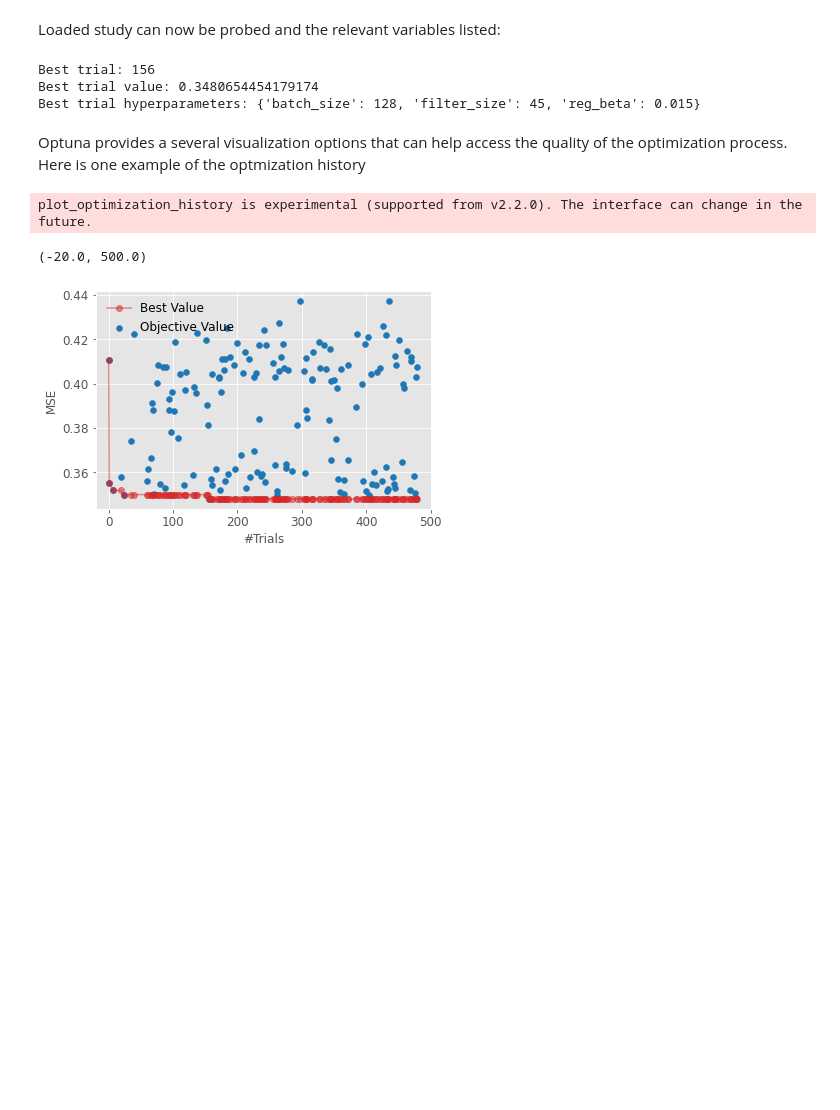
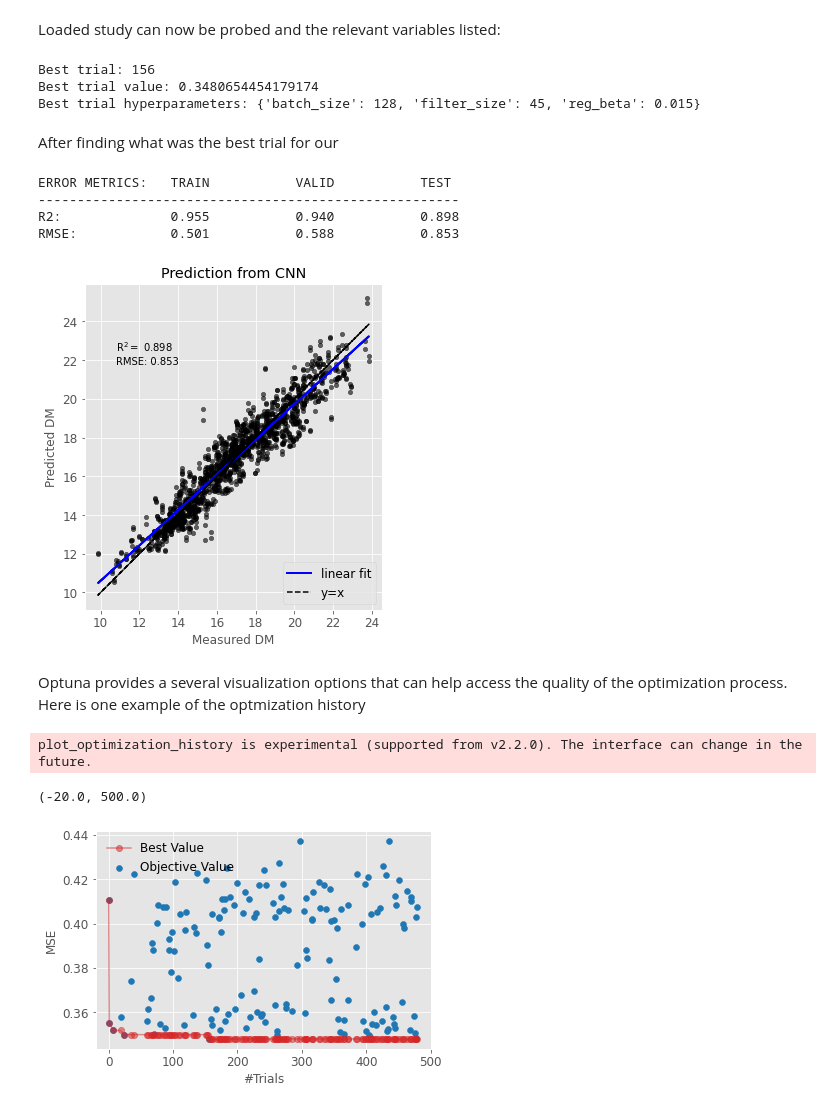
Before and after one commit to dario-passos/DeepLearning_for_VIS-NIR_Spectra, a Jupyter notebook: notebooks/Tutorial_on_DL_optimization/optimization_tutorial_regression.ipynb, the cells around one changed output. Saved outputs shown, nothing was run; the diff lists cells and outputs as text; code cells hidden in the pictures; blank space fills up the shorter version.

```diff
--- a/notebooks/Tutorial_on_DL_optimization/optimization_tutorial_regression.ipynb
+++ b/notebooks/Tutorial_on_DL_optimization/optimization_tutorial_regression.ipynb
@@ -1166,6 +1190,30 @@ print('Best trial hyperparameters:',loaded_study.best_trial.params)
 Best trial: 156
 Best trial value: 0.3480654454179174
 Best trial hyperparameters: {'batch_size': 128, 'filter_size': 45, 'reg_beta': 0.015}
+# %% [markdown]
+After finding what was the best trial for our
+# %%
+## Initialize a model with the best found hyperparameters
+model_cnn = create_model(45, 0.015)
+
+## Load the weights of the pre-trained / saved corresponding model
+## load pre-computed model weights into model_cnn
+model_cnn.load_weights("regression_models/pre-trained/study_trial=156.h5")
+
+## Compute metrics for CAL, TUNING and TEST sets
+y_cal_pred3 = model_cnn.predict(x_cal_scaled_col)
+y_tuning_pred3 = model_cnn.predict(x_tuning_scaled_col)
+y_test_pred3  = model_cnn.predict(x_test_scaled_col)
+
+
+## Plot the prediction metrics using the custom function "plot_prediction", defined in the initial Help section.
+plot_prediction(x_cal_scaled_col, y_cal, x_tuning_scaled_col, y_tuning, x_test_scaled_col, y_test, y_cal_pred3, y_tuning_pred3, y_test_pred3, savefig=False, figname='prediction_base_model1.png')
+# %% [output]
+ERROR METRICS:   TRAIN           VALID           TEST
+------------------------------------------------------
+R2:              0.955           0.940           0.898
+RMSE:            0.501           0.588           0.853
+[figure, added]
 # %% [markdown]
 Optuna provides a several visualization options that can help access the quality of the optimization process. Here is one example of the optmization history
 # %%
```
Also changed, not shown: parts of 35 cells of this notebook, 44 other files.
